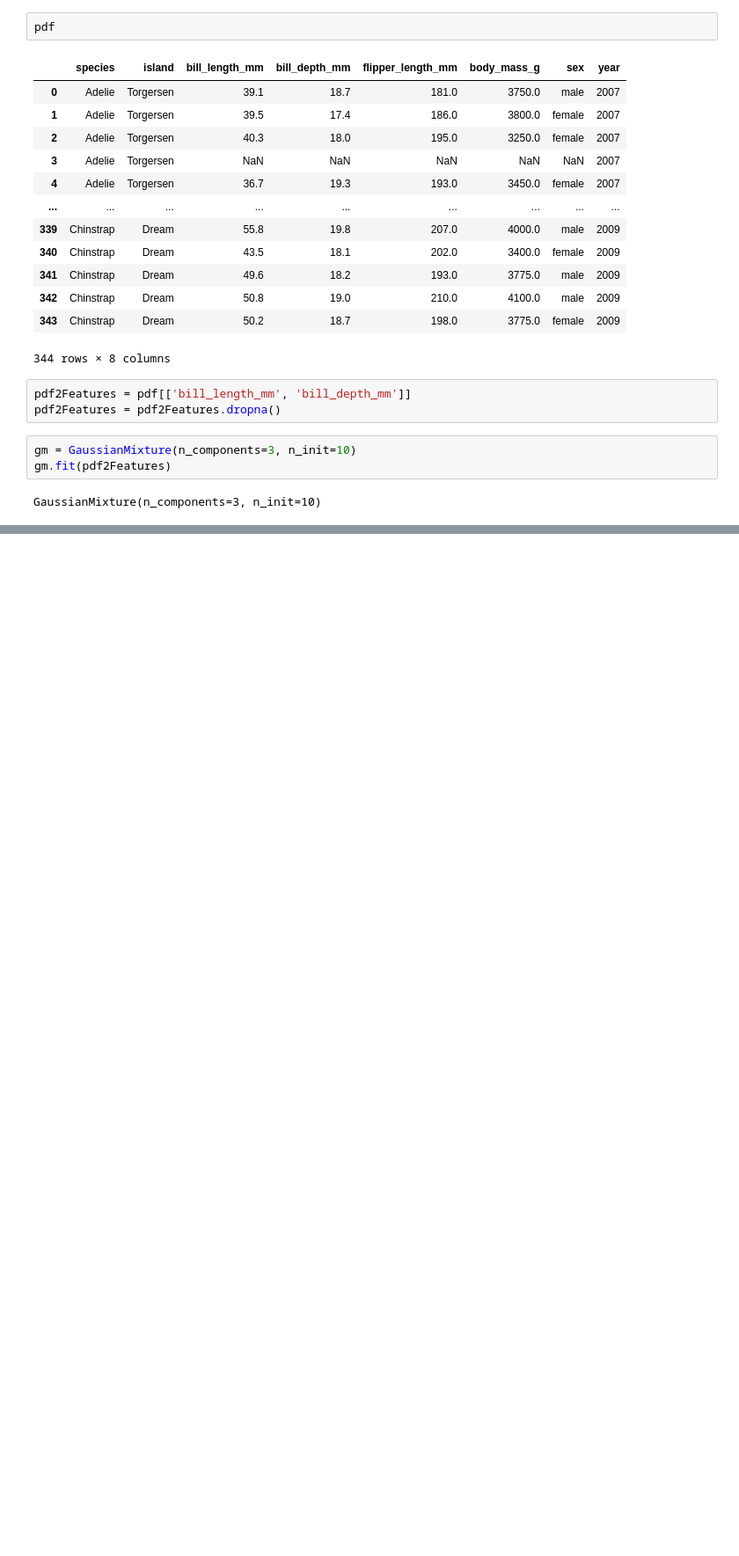
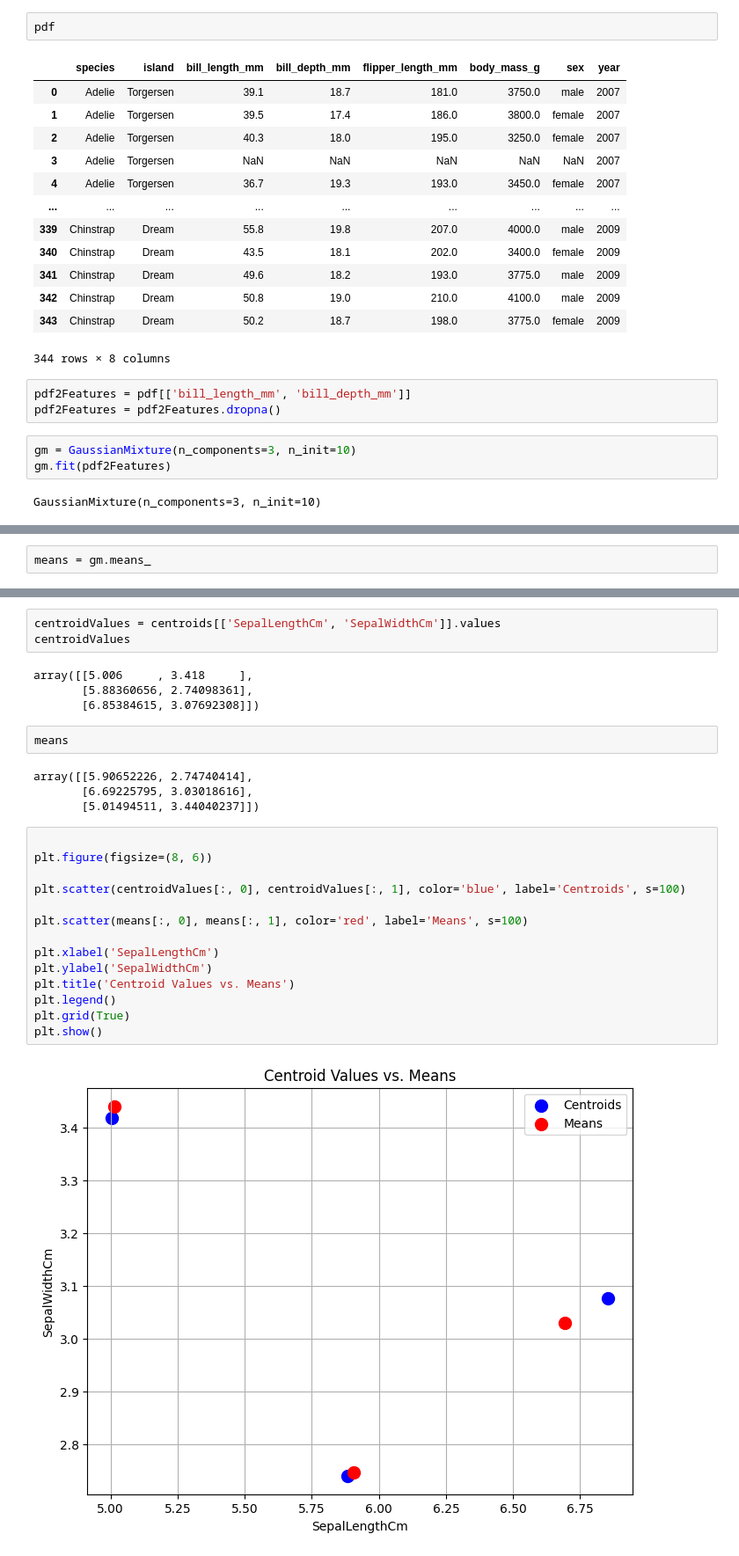
Before and after one commit to michaeledge27/CSCI290, a Jupyter notebook: notebooks/GaussianMixtureModelPractice.ipynb, the cells around one changed output, grey strips where cells are left out. Shown at 88% size. Cells and saved outputs as stored; diff of their text form; blank space fills up the shorter version.

```diff
--- a/notebooks/GaussianMixtureModelPractice.ipynb
+++ b/notebooks/GaussianMixtureModelPractice.ipynb
@@ -204,0 +339,2 @@ plt.show()
+# %%
+means = gm.means_
@@ -204,0 +349,29 @@ plt.show()
+# %%
+centroidValues = centroids[['SepalLengthCm', 'SepalWidthCm']].values
+centroidValues
+# %% [output]
+array([[5.006     , 3.418     ],
+       [5.88360656, 2.74098361],
+       [6.85384615, 3.07692308]])
+# %%
+means
+# %% [output]
+array([[5.90652226, 2.74740414],
+       [6.69225795, 3.03018616],
+       [5.01494511, 3.44040237]])
+# %%
+
+plt.figure(figsize=(8, 6))
+
+plt.scatter(centroidValues[:, 0], centroidValues[:, 1], color='blue', label='Centroids', s=100)
+
+plt.scatter(means[:, 0], means[:, 1], color='red', label='Means', s=100)
+
+plt.xlabel('SepalLengthCm')
+plt.ylabel('SepalWidthCm')
+plt.title('Centroid Values vs. Means')
+plt.legend()
+plt.grid(True)
+plt.show()
+# %% [output]
+[figure, added]
```
Also changed, not shown: parts of 60 cells of this notebook.
